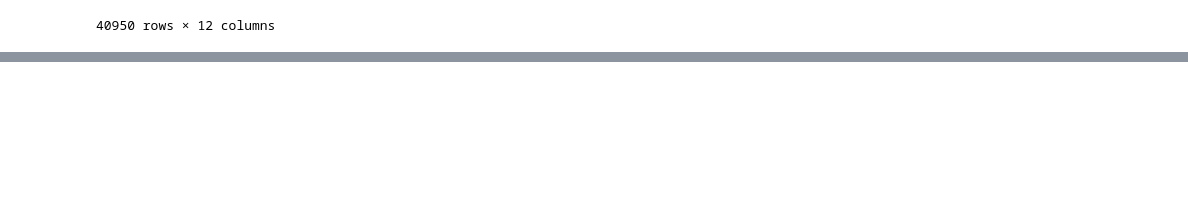
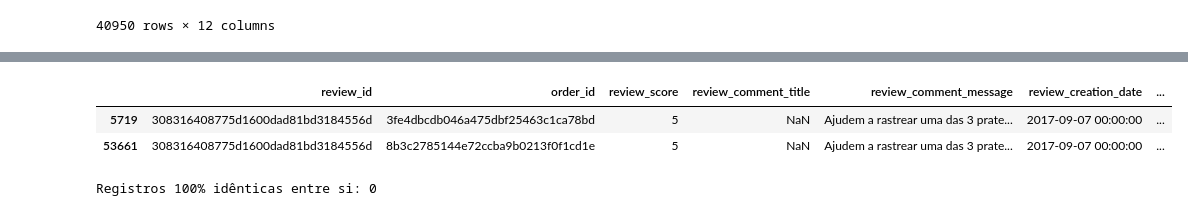
Before and after one commit to HcChaves/tech-challenge-fase4, a Jupyter notebook: notebooks/01_eda.ipynb, the cells around one changed output, grey strips where cells are left out. Cells and saved outputs as stored; diff of their text form; code cells hidden in the pictures; blank space fills up the shorter version.

```diff
--- a/notebooks/01_eda.ipynb
+++ b/notebooks/01_eda.ipynb
@@ -230,0 +274,16 @@ com_texto_real
+# %%
+df_duplicados_id[df_duplicados_id['review_id'] == '308316408775d1600dad81bd3184556d']
+# %% [output]
+|  | review_id | order_id | review_score | review_comment_title | review_comment_message | review_creation_date | ... |
+| 5719 | 308316408775d1600dad81bd3184556d | 3fe4dbcdb046a475dbf25463c1ca78bd | 5 | NaN | Ajudem a rastrear uma das 3 prate... | 2017-09-07 00:00:00 | ... |
+| 53661 | 308316408775d1600dad81bd3184556d | 8b3c2785144e72ccba9b0213f0f1cd1e | 5 | NaN | Ajudem a rastrear uma das 3 prate... | 2017-09-07 00:00:00 | ... |
+# %%
+# investigando o review_id duplicado
+colunas_originais = ["review_id", "order_id", "review_score", "review_comment_title",
+                   "review_comment_message", "review_creation_date", "review_answer_timestamp"]
+
+# verificando se todas as colunas sao iguais
+registros_identicos = reviews.duplicated(subset=colunas_originais, keep=False)
+print("Registros 100% idênticas entre si:", registros_identicos.sum())
+# %% [output]
+Registros 100% idênticas entre si: 0
```
Also changed, not shown: parts of 8 cells of this notebook.
